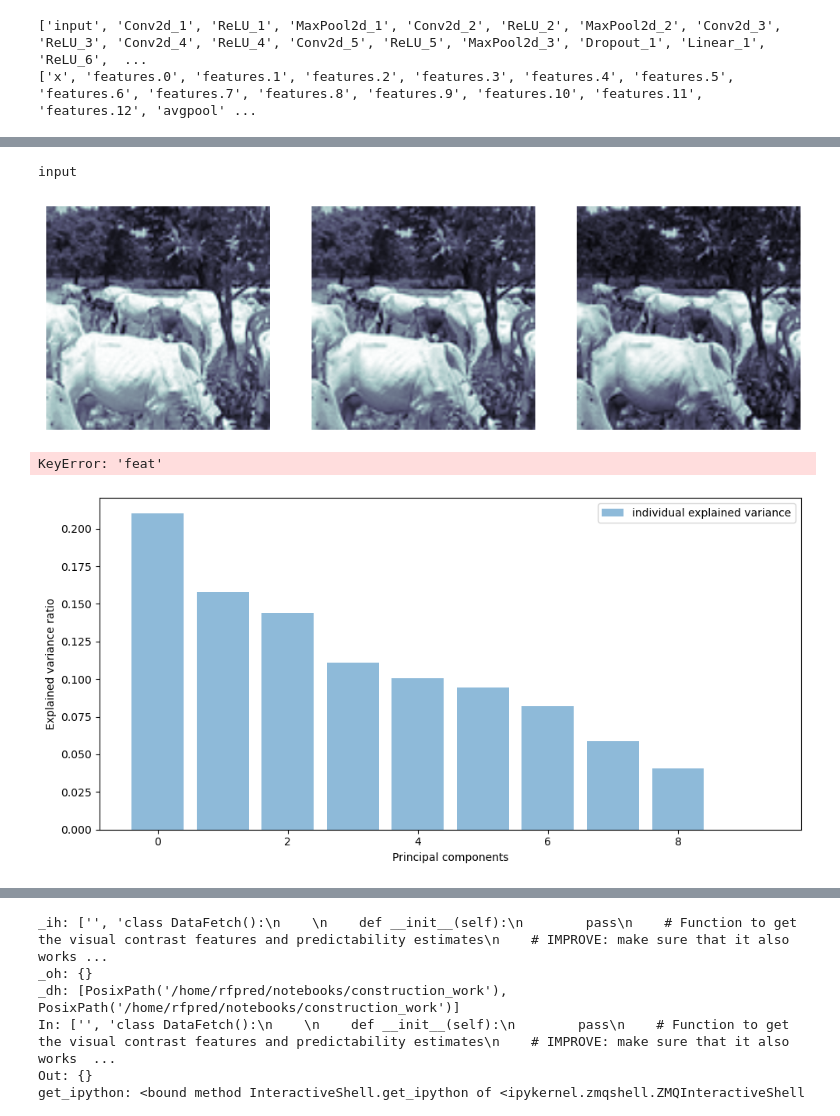
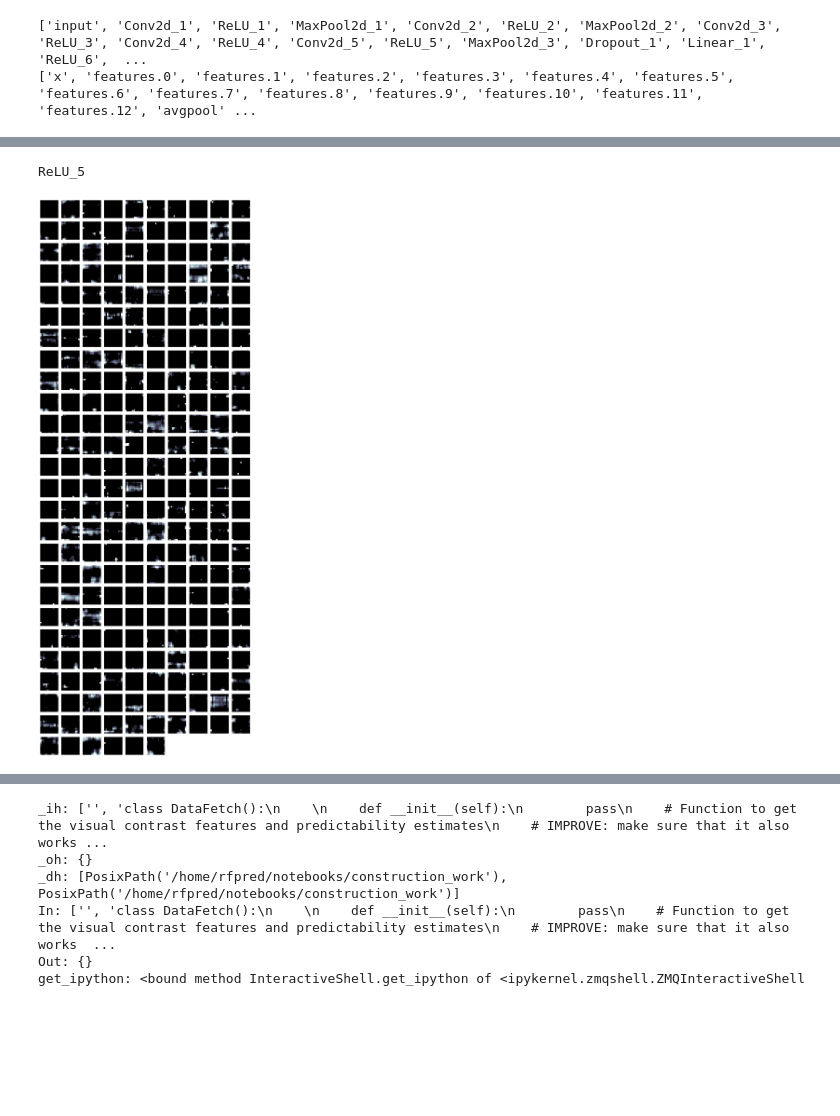
Before and after one commit to WiegerScheurer/spatpred, a Jupyter notebook: notebooks/construction_work/NSPbuild.ipynb, the cells around one changed output, grey strips where cells are left out. Drawn from its saved outputs; the diff is of its cells as text; code cells hidden in the pictures; blank space fills up the shorter version.

```diff
--- a/notebooks/construction_work/NSPbuild.ipynb
+++ b/notebooks/construction_work/NSPbuild.ipynb
@@ -786,9 +1001,11 @@ NSP.stimuli.unpred_corrmatrix(type='content', loss_calc='MSE', cmap='Reds')
 # %% [output]
 [figure]
 # %%
-img_ids, dataset, pca, feature, lay, layname = NSP.stimuli.extract_features(subject='subj01', layer=0, layer_type='relu',
-                                                     start_img=0, end_img=2, batch_size=2, pca_components=2,
-                                                     verbose=True)
+# Be aware that the layer number here is 1 more than the ones of the 'alex_layn.npy' files, because there I do not include the input layer
+# so alex_lay0 corresponds with layer1 here.
+img_ids, dataset, pca, feature, lay, layname = NSP.stimuli.extract_features(subject='subj01', layer=12,
+                                                     start_img=80, n_imgs=2, batch_size=2, pca_components=2,
+                                                     verbose=True, img_crop=True)
 # %% [output]
 ['input', 'Conv2d_1', 'ReLU_1', 'MaxPool2d_1', 'Conv2d_2', 'ReLU_2', 'MaxPool2d_2', 'Conv2d_3', 'ReLU_3', 'Conv2d_4', 'ReLU_4', 'Conv2d_5', 'ReLU_5', 'MaxPool2d_3', 'Dropout_1', 'Linear_1', 'ReLU_6',  ...
 ['x', 'features.0', 'features.1', 'features.2', 'features.3', 'features.4', 'features.5', 'features.6', 'features.7', 'features.8', 'features.9', 'features.10', 'features.11', 'features.12', 'avgpool' ...
@@ -795,15 +1016,7 @@ img_ids, dataset, pca, feature, lay, layname = NSP.stimuli.extract_features(subj
 # %%
 # Plot the feature maps
 print(layname)
-NSP.stimuli.plot_features(which_img=0, layer=lay, layer_type=layname, img_ids=img_ids, features=feature, num_cols=3, random_cmap=False)
+NSP.stimuli.plot_features(which_img=0, layer=lay, layer_type=layname, img_ids=img_ids, features=feature, num_cols=10, random_cmap=False)
 # %% [output]
-input
+ReLU_5
-[figure, old version]
+[figure, new version]
-# %%
-NSP.stimuli.plot_features(feature, num_cols=2, layer_out=4, random_cmap=False)
-# %% [output]
-KeyError: 'feat'
-# %%
-NSP.stimuli.plot_pc(pca)
-# %% [output]
-[figure, removed]
```
Also changed, not shown: parts of 14 cells of this notebook, 2 other files.
